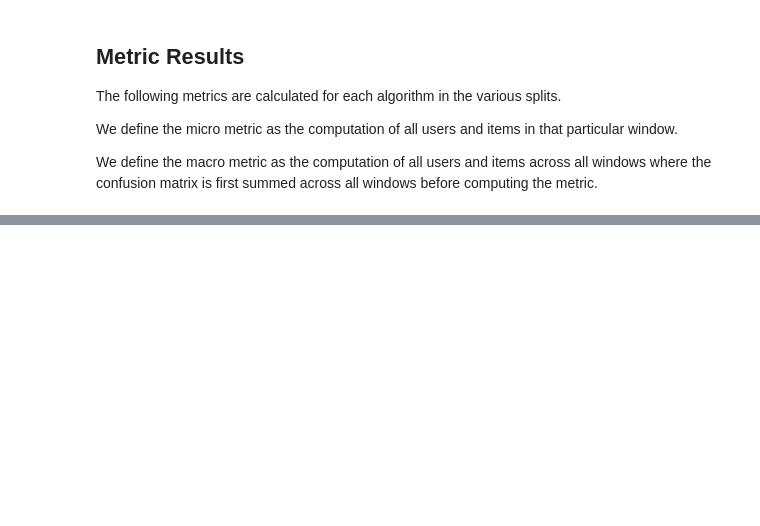
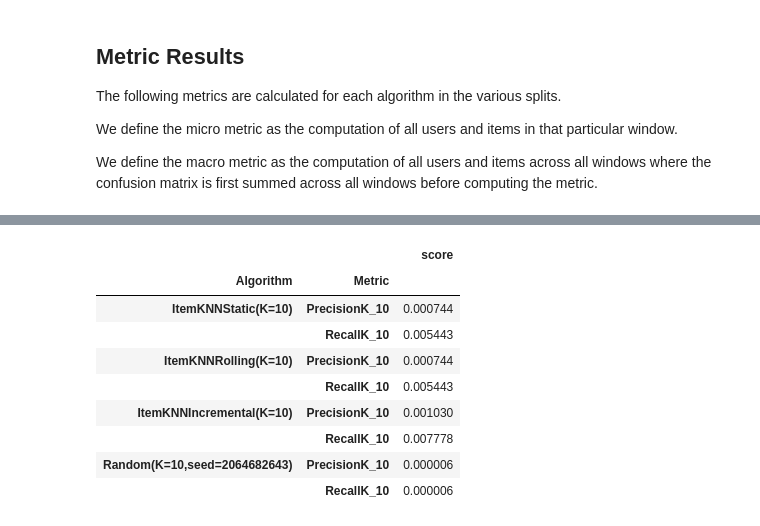
Before and after one commit to HiIAmTzeKean/Streamsight, a Jupyter notebook: examples/demo_pipeline.ipynb, the cells around one changed output, grey strips where cells are left out. Drawn from its saved outputs; the diff is of its cells as text; code cells hidden in the pictures; blank space fills up the shorter version.

```diff
--- a/examples/demo_pipeline.ipynb
+++ b/examples/demo_pipeline.ipynb
@@ -288,0 +260,13 @@ DEBUG    - streamsight.metrics.recall - Recall compute complete - RecallK_10
+# %%
+evaluator.metric_results(level="macro")
+# %% [output]
+|  |  | score |
+| Algorithm | Metric |  |
+| ItemKNNStatic(K=10) | PrecisionK_10 | 0.000744 |
+|  | RecallK_10 | 0.005443 |
+| ItemKNNRolling(K=10) | PrecisionK_10 | 0.000744 |
+|  | RecallK_10 | 0.005443 |
+| ItemKNNIncremental(K=10) | PrecisionK_10 | 0.001030 |
+|  | RecallK_10 | 0.007778 |
+| Random(K=10,seed=2064682643) | PrecisionK_10 | 0.000006 |
+|  | RecallK_10 | 0.000006 |
```
Also changed, not shown: parts of 8 cells of this notebook.
